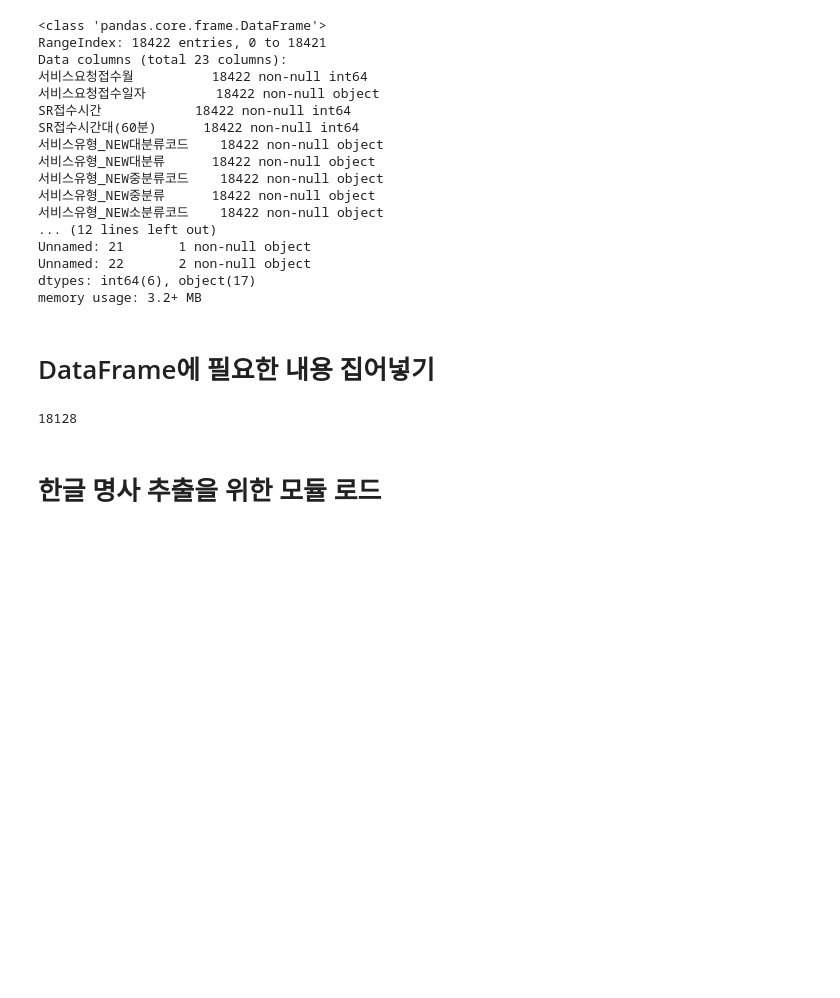
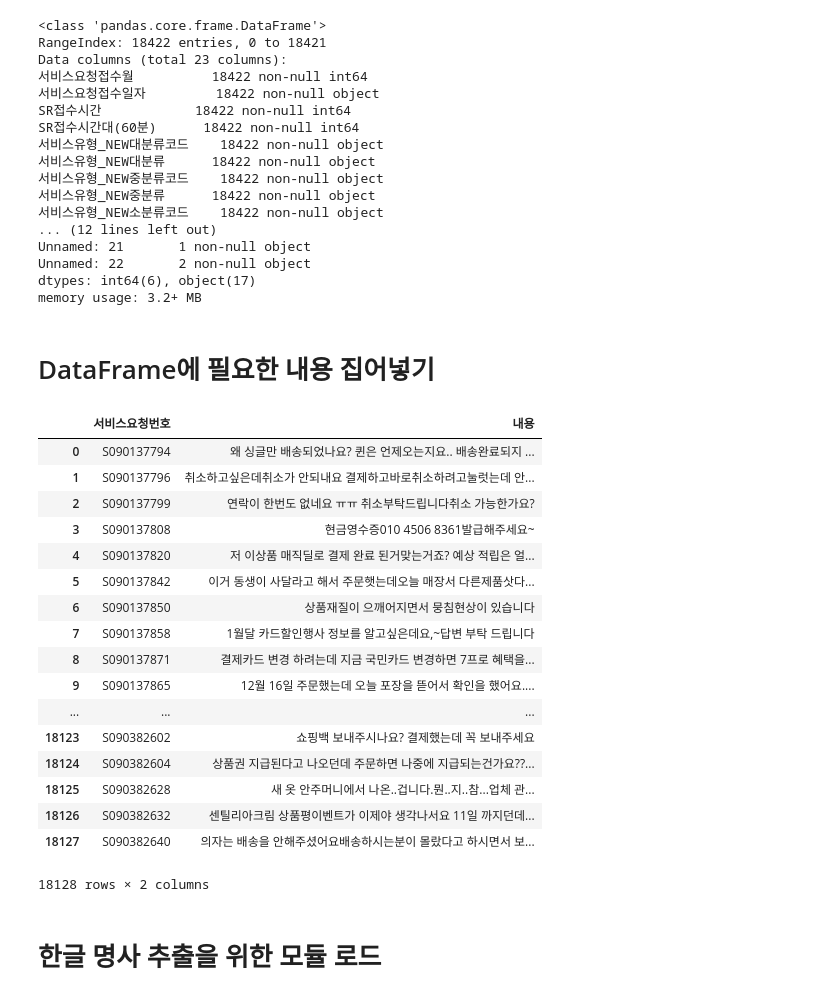
Before and after one commit to neep305/python-data-analysis, a Jupyter notebook: sr_data_analysis.ipynb, the cells around one changed output. Drawn from its saved outputs; the diff is of its cells as text; code cells hidden in the pictures; blank space fills up the shorter version.

```diff
--- a/sr_data_analysis.ipynb
+++ b/sr_data_analysis.ipynb
@@ -32,10 +32,26 @@ memory usage: 3.2+ MB
 # %%
 df_sr = pd.DataFrame(srlist, columns=["서비스요청번호","내용"])
 df_sr_filter = df_sr.dropna()
+df_sr_filter.reset_index(drop=True)
+# %% [output]
+|  | 서비스요청번호 | 내용 |
+| 0 | S090137794 | 왜 싱글만 배송되었나요? 퀸은 언제오는지요.. 배송완료되지 ... |
+| 1 | S090137796 | 취소하고싶은데취소가 안되내요 결제하고바로취소하려고눌럿는데 안... |
+| 2 | S090137799 | 연락이 한번도 없네요 ㅠㅠ 취소부탁드립니다취소 가능한가요? |
+| 3 | S090137808 | 현금영수증010 4506 8361발급해주세요~ |
+| 4 | S090137820 | 저 이상품 매직딜로 결제 완료 된거맞는거죠? 예상 적립은 얼... |
+| 5 | S090137842 | 이거 동생이 사달라고 해서 주문햇는데오늘 매장서 다른제품삿다... |
+| 6 | S090137850 | 상품재질이 으깨어지면서 뭉침현상이 있습니다 |
+| 7 | S090137858 | 1월달 카드할인행사 정보를 알고싶은데요,~답변 부탁 드립니다 |
+| 8 | S090137871 | 결제카드 변경 하려는데 지금 국민카드 변경하면 7프로 혜택을... |
+| 9 | S090137865 | 12월 16일 주문했는데 오늘 포장을 뜯어서 확인을 했어요.... |
+| ... | ... | ... |
+| 18123 | S090382602 | 쇼핑백 보내주시나요? 결제했는데 꼭 보내주세요 |
+| 18124 | S090382604 | 상품권 지급된다고 나오던데 주문하면 나중에 지급되는건가요??... |
+| 18125 | S090382628 | 새 옷 안주머니에서 나온..겁니다.뭔..지..참...업체 관... |
+| 18126 | S090382632 | 센틸리아크림 상품평이벤트가 이제야 생각나서요 11일 까지던데... |
+| 18127 | S090382640 | 의자는 배송을 안해주셨어요배송하시는분이 몰랐다고 하시면서 보... |
+18128 rows × 2 columns
-# %%
-len(df_sr_filter)
-# %% [output]
-18128
 # %%
 srcontents = srlist['내용']
 # %% [markdown]
```
Also changed, not shown: parts of 4 cells of this notebook.
